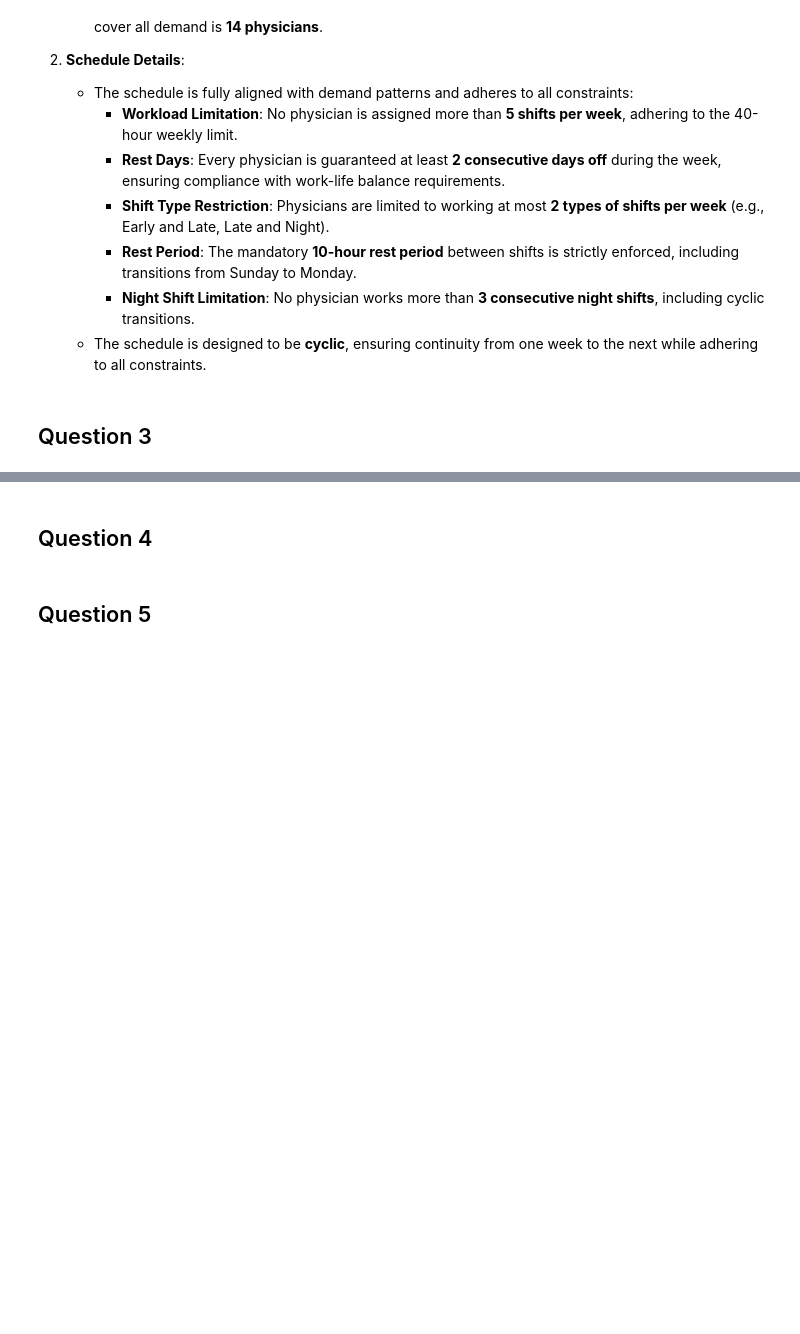
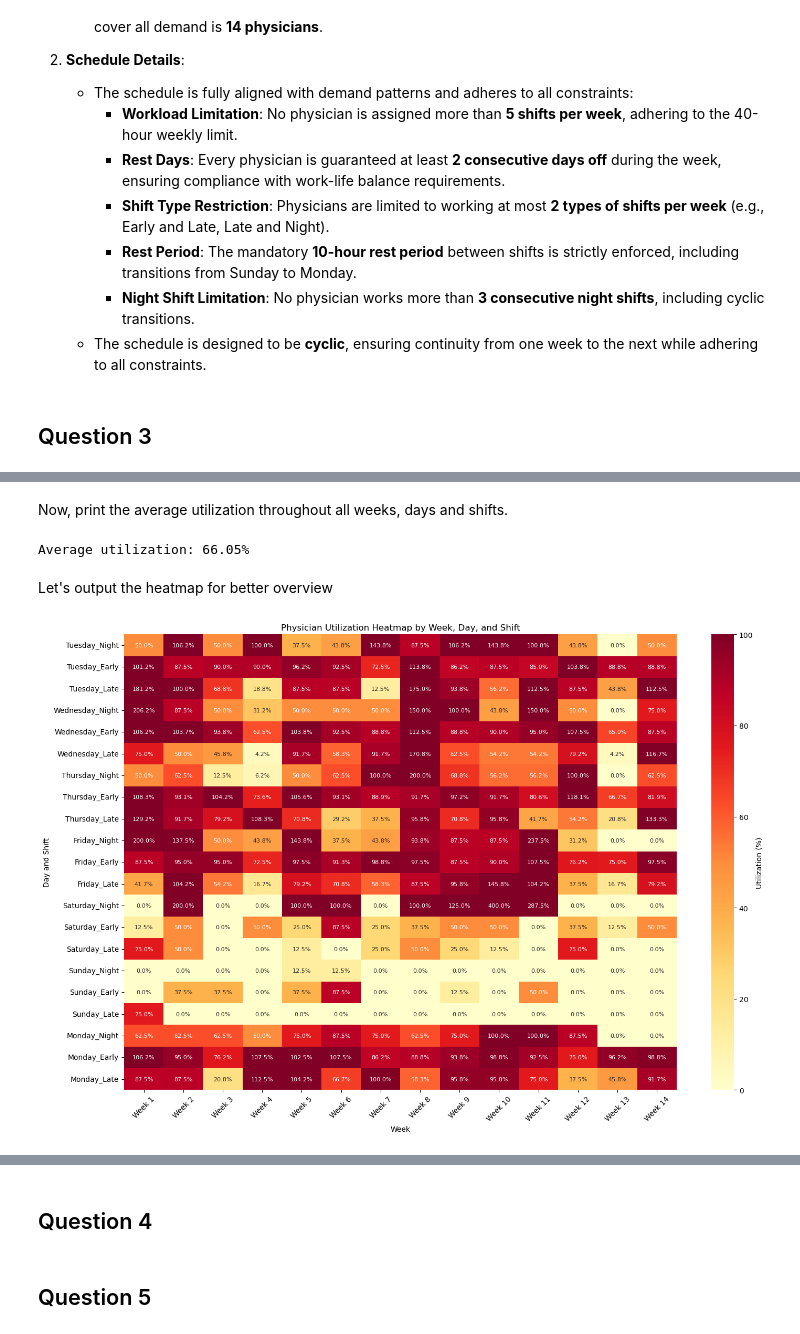
Before and after one commit to mbernahr/Prescriptive_Analytics, a Jupyter notebook: PA_Project.ipynb, the cells around one changed output, grey strips where cells are left out. Cells and saved outputs as stored; diff of their text form; code cells hidden in the pictures; blank space fills up the shorter version.

```diff
--- a/PA_Project.ipynb
+++ b/PA_Project.ipynb
@@ -973,0 +1308,66 @@ plt.show()
+# %% [markdown]
+Now, print the average utilization throughout all weeks, days and shifts.
+# %%
+# Average utilization
+avg_utilization = np.mean(list(utilization_dict.values()))
+print(f"\nAverage utilization: {avg_utilization*100:.2f}%")
+# %% [output]
+Average utilization: 66.05%
+# %% [markdown]
+Let's output the heatmap for better overview
+# %%
+heatmap_data = []
+for (week, day, shift), utilization in utilization_dict.items():
+    week_num = int(week.split()[1])
+    heatmap_data.append({
+        'Week': week,
+        'Week_Num': week_num,
+        'Day': day,
+        'Shift': shift,
+        'Day_Shift': f"{day}_{shift}",
+        'Utilization': utilization * 100  # Multiply by 100 here
+    })
+
+heatmap_df = pd.DataFrame(heatmap_data)
+heatmap_df = heatmap_df.sort_values('Week_Num')
+
+# Create all possible Day_Shift combinations in correct order
+day_shift_order = [f"{day}_{shift}" for day in day_order for shift in shift_order]
+
+# Pivot and reindex to ensure correct order
+heatmap_pivot = heatmap_df.pivot(
+    index='Day_Shift',
+    columns='Week',
+    values='Utilization'
+)
+heatmap_pivot = heatmap_pivot.reindex(day_shift_order)
+
+# Sort columns by week number
+week_order = [f"Week {i}" for i in sorted([int(w.split()[1]) for w in heatmap_pivot.columns])]
+heatmap_pivot = heatmap_pivot.reindex(columns=week_order)
+
+# Create the heatmap
+plt.figure(figsize=(15, 10))
+sns.heatmap(
+    heatmap_pivot,
+    cmap='YlOrRd',
+    annot=True,
+    fmt='.1f',
+    annot_kws={'fontsize': 8},
+    cbar_kws={'label': 'Utilization (%)'},
+    vmin=0,
+    vmax=100
+)
+
+# Add % symbol to each value
+for t in plt.gca().texts:
+    t.set_text(t.get_text() + '%')
+
+plt.title('Physician Utilization Heatmap by Week, Day, and Shift')
+plt.xlabel('Week')
+plt.ylabel('Day and Shift')
+plt.xticks(rotation=45)
+plt.tight_layout()
+plt.show()
+# %% [output]
+[figure, added]
```
Also changed, not shown: parts of 44 cells of this notebook.
